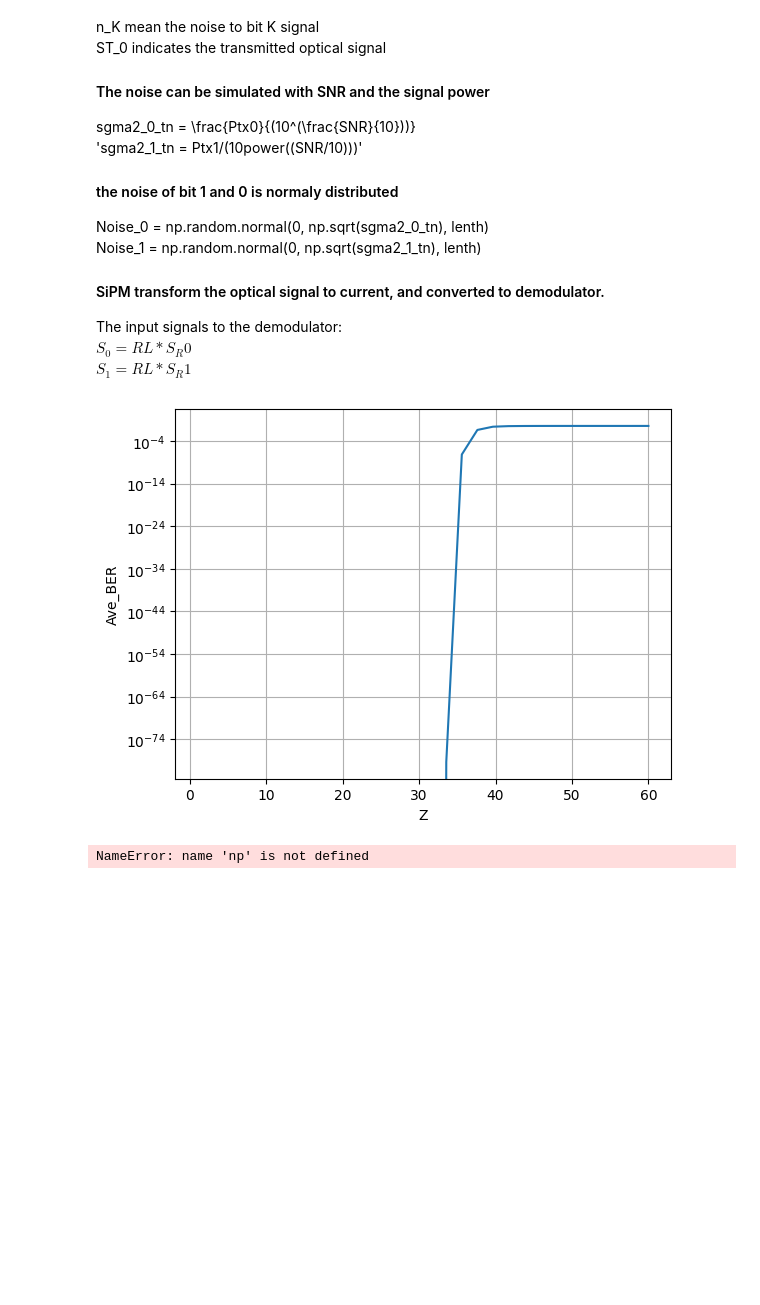
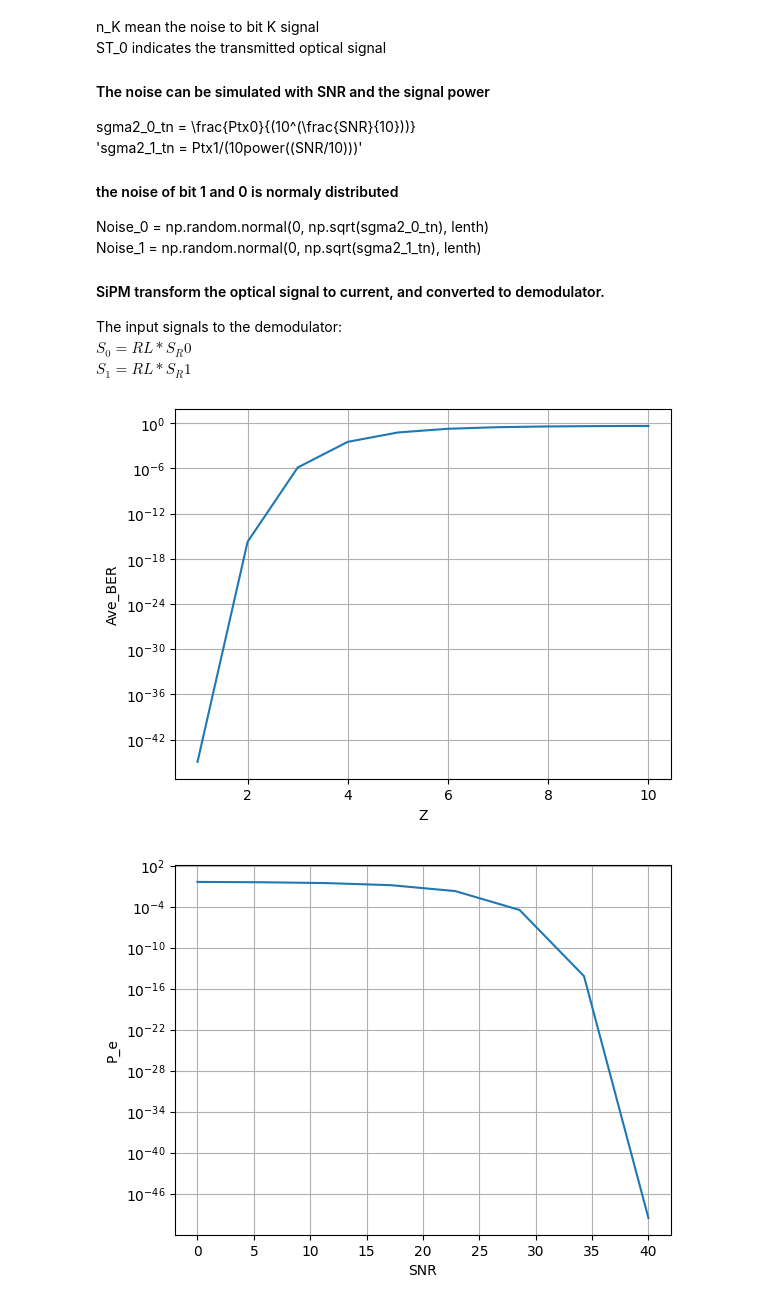
Before and after one commit to wei994/Reproduce-of-OOK-CNNs-Demudulation, a Jupyter notebook: Reproduce_FTD__OOK_CNNs.ipynb, the cells around one changed output. Cells and saved outputs as stored; diff of their text form; code cells hidden in the pictures; blank space fills up the shorter version.

```diff
--- a/Reproduce_FTD__OOK_CNNs.ipynb
+++ b/Reproduce_FTD__OOK_CNNs.ipynb
@@ -142,7 +142,7 @@ def Simulated_dataset(SNR,Z,P,Watertype,Noise='Gauss'):
 clearwater = Watertype(0.551,0)
 SNR = 30
 Avg_BER1=[]
-Zb = np.linspace(1,60,30)
+Zb = np.linspace(1,10,10)
 for Z in Zb:
     P = 0.25    #[0.25,0.40,0.5]
     N_s1,N_s0,D_s1,D_s0,Threshold = Simulated_dataset(SNR,Z,P,clearwater)
@@ -155,25 +155,25 @@ plt.ylabel("Ave_BER")
 plt.grid(True)
 plt.show()
 # %% [output]
-[figure, old version]
+[figure, new version]
 # %%
 ######The effect of SNR
-Z = 30
+Z = 3
 SNR0 = np.linspace(0,40,8)
 P = 0.25
 Avg_BER1=[]
 for SNR in SNR0:
   N_s1,N_s0,D_s1,D_s0,Threshold = Simulated_dataset(SNR,Z,P,clearwater)
   #### Calculate the average BER
   Avg_BER_Inst =  0.25*special.erfc(((Threshold - N_s0)/D_s0)) +0.25*special.erfc(((N_s1 - Threshold)/D_s1))
   Avg_BER1.append(np.mean(Avg_BER_Inst))
 
 plt.semilogy(SNR0,Avg_BER1)  # 对 result 取 log 后画线
 plt.xlabel("SNR")
 plt.ylabel("P_e")
 plt.grid(True)
 plt.show()
 # %% [output]
-NameError: name 'np' is not defined
+[figure, added]
 # %%
 #### Here is the reproduce of FTD power = 0.25 w
```
Also changed, not shown: parts of 6 cells of this notebook.
